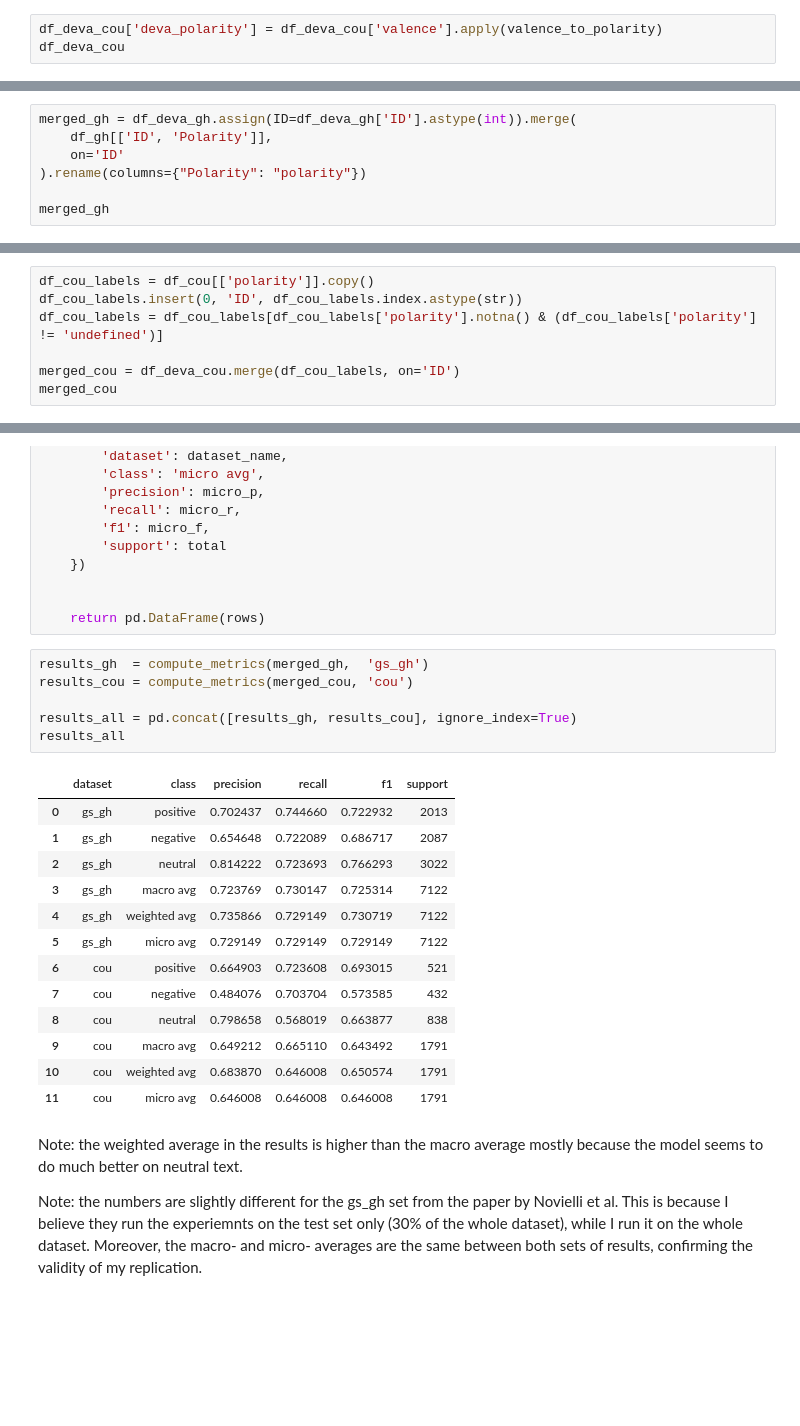
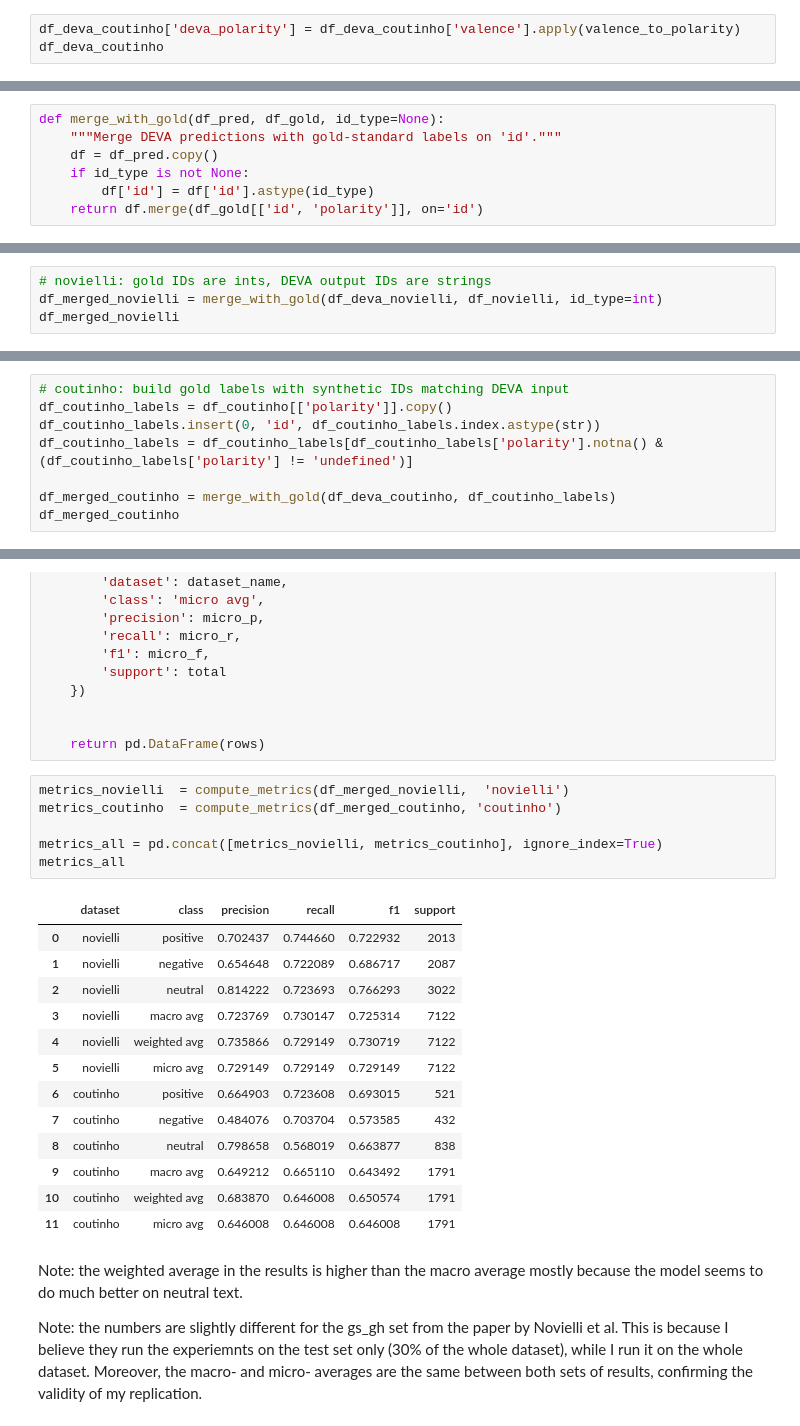
Before and after one commit to davidmrc6/bep, a Jupyter notebook: notebooks/main.ipynb, the cells around one changed output, grey strips where cells are left out. Cells and saved outputs as stored; diff of their text form; blank space fills up the shorter version.

```diff
--- a/notebooks/main.ipynb
+++ b/notebooks/main.ipynb
@@ -196,5 +197,5 @@ df_deva_gh
 7122 rows × 7 columns
 # %%
-df_deva_cou['deva_polarity'] = df_deva_cou['valence'].apply(valence_to_polarity)
-df_deva_cou
+df_deva_coutinho['deva_polarity'] = df_deva_coutinho['valence'].apply(valence_to_polarity)
+df_deva_coutinho
 # %% [output]
@@ -214,9 +215,9 @@ df_deva_cou
 # %% [markdown]
 ## Comparing resulting DEVA labels to original labels
 # %%
-merged_gh = df_deva_gh.assign(ID=df_deva_gh['ID'].astype(int)).merge(
-    df_gh[['ID', 'Polarity']],
-    on='ID'
-).rename(columns={"Polarity": "polarity"})
-
-merged_gh
+def merge_with_gold(df_pred, df_gold, id_type=None):
+    """Merge DEVA predictions with gold-standard labels on 'id'."""
+    df = df_pred.copy()
+    if id_type is not None:
+        df['id'] = df['id'].astype(id_type)
+    return df.merge(df_gold[['id', 'polarity']], on='id')
@@ -237,8 +224,5 @@ merged_gh
 # %%
-df_cou_labels = df_cou[['polarity']].copy()
-df_cou_labels.insert(0, 'ID', df_cou_labels.index.astype(str))
-df_cou_labels = df_cou_labels[df_cou_labels['polarity'].notna() & (df_cou_labels['polarity'] != 'undefined')]
-
-merged_cou = df_deva_cou.merge(df_cou_labels, on='ID')
-merged_cou
+# novielli: gold IDs are ints, DEVA output IDs are strings
+df_merged_novielli = merge_with_gold(df_deva_novielli, df_novielli, id_type=int)
+df_merged_novielli
 # %% [output]
@@ -257,0 +242,8 @@ merged_cou
+# %%
+# coutinho: build gold labels with synthetic IDs matching DEVA input
+df_coutinho_labels = df_coutinho[['polarity']].copy()
+df_coutinho_labels.insert(0, 'id', df_coutinho_labels.index.astype(str))
+df_coutinho_labels = df_coutinho_labels[df_coutinho_labels['polarity'].notna() & (df_coutinho_labels['polarity'] != 'undefined')]
+
+df_merged_coutinho = merge_with_gold(df_deva_coutinho, df_coutinho_labels)
+df_merged_coutinho
@@ -340,25 +346,25 @@ def compute_metrics(df, dataset_name, pred_col='deva_polarity', gold_col='polari
 
     return pd.DataFrame(rows)
 # %%
-results_gh  = compute_metrics(merged_gh,  'gs_gh')
-results_cou = compute_metrics(merged_cou, 'cou')
+metrics_novielli  = compute_metrics(df_merged_novielli,  'novielli')
+metrics_coutinho  = compute_metrics(df_merged_coutinho, 'coutinho')
 
-results_all = pd.concat([results_gh, results_cou], ignore_index=True)
-results_all
+metrics_all = pd.concat([metrics_novielli, metrics_coutinho], ignore_index=True)
+metrics_all
 # %% [output]
 |  | dataset | class | precision | recall | f1 | support |
-| 0 | gs_gh | positive | 0.702437 | 0.744660 | 0.722932 | 2013 |
-| 1 | gs_gh | negative | 0.654648 | 0.722089 | 0.686717 | 2087 |
-| 2 | gs_gh | neutral | 0.814222 | 0.723693 | 0.766293 | 3022 |
-| 3 | gs_gh | macro avg | 0.723769 | 0.730147 | 0.725314 | 7122 |
-| 4 | gs_gh | weighted avg | 0.735866 | 0.729149 | 0.730719 | 7122 |
-| 5 | gs_gh | micro avg | 0.729149 | 0.729149 | 0.729149 | 7122 |
-| 6 | cou | positive | 0.664903 | 0.723608 | 0.693015 | 521 |
-| 7 | cou | negative | 0.484076 | 0.703704 | 0.573585 | 432 |
-| 8 | cou | neutral | 0.798658 | 0.568019 | 0.663877 | 838 |
-| 9 | cou | macro avg | 0.649212 | 0.665110 | 0.643492 | 1791 |
-| 10 | cou | weighted avg | 0.683870 | 0.646008 | 0.650574 | 1791 |
-| 11 | cou | micro avg | 0.646008 | 0.646008 | 0.646008 | 1791 |
+| 0 | novielli | positive | 0.702437 | 0.744660 | 0.722932 | 2013 |
+| 1 | novielli | negative | 0.654648 | 0.722089 | 0.686717 | 2087 |
+| 2 | novielli | neutral | 0.814222 | 0.723693 | 0.766293 | 3022 |
+| 3 | novielli | macro avg | 0.723769 | 0.730147 | 0.725314 | 7122 |
+| 4 | novielli | weighted avg | 0.735866 | 0.729149 | 0.730719 | 7122 |
+| 5 | novielli | micro avg | 0.729149 | 0.729149 | 0.729149 | 7122 |
+| 6 | coutinho | positive | 0.664903 | 0.723608 | 0.693015 | 521 |
+| 7 | coutinho | negative | 0.484076 | 0.703704 | 0.573585 | 432 |
+| 8 | coutinho | neutral | 0.798658 | 0.568019 | 0.663877 | 838 |
+| 9 | coutinho | macro avg | 0.649212 | 0.665110 | 0.643492 | 1791 |
+| 10 | coutinho | weighted avg | 0.683870 | 0.646008 | 0.650574 | 1791 |
+| 11 | coutinho | micro avg | 0.646008 | 0.646008 | 0.646008 | 1791 |
 # %% [markdown]
 Note: the weighted average in the results is higher than the macro average mostly because the model seems to do much better on neutral text.
 
```
Also changed, not shown: parts of 17 cells of this notebook.
